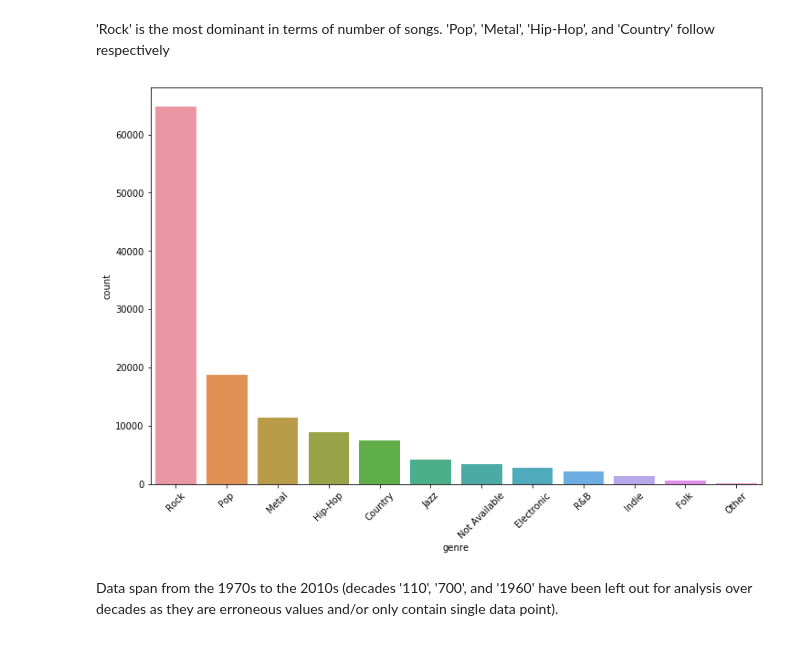
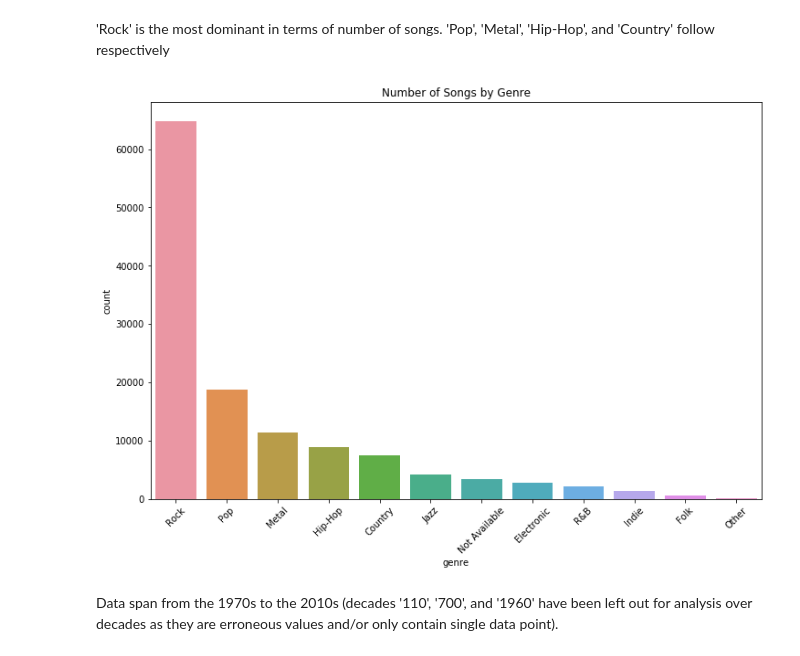
Before and after one commit to jiyoungsim/ADS-proj1-python-lyrics-topic-analysis, a Jupyter notebook: doc/Project Report.ipynb, the cells around one changed output. Saved outputs shown, nothing was run; the diff lists cells and outputs as text; code cells hidden in the pictures.

Commit message:
update figures

```diff
--- a/doc/Project Report.ipynb
+++ b/doc/Project Report.ipynb
@@ -59,10 +59,11 @@ array(['Hip-Hop', 'Other', 'Pop', 'Metal', 'Rock', 'Country', 'Indie',
 # %%
 fig, axes = plt.subplots(1,1, figsize= (12,8))
 
 sns.countplot(lyrics['genre'], order = lyrics['genre'].value_counts().index)
-plt.xticks(rotation = 45);
+plt.xticks(rotation = 45)
+plt.title('Number of Songs by Genre');
 # %% [output]
-[figure, old version]
+[figure, new version]
 # %% [markdown]
 Data span from the 1970s to the 2010s (decades '110', '700', and '1960' have been left out for analysis over decades as they are erroneous values and/or only contain single data point).
 # %%
```
Also changed, not shown: 1 other file.
